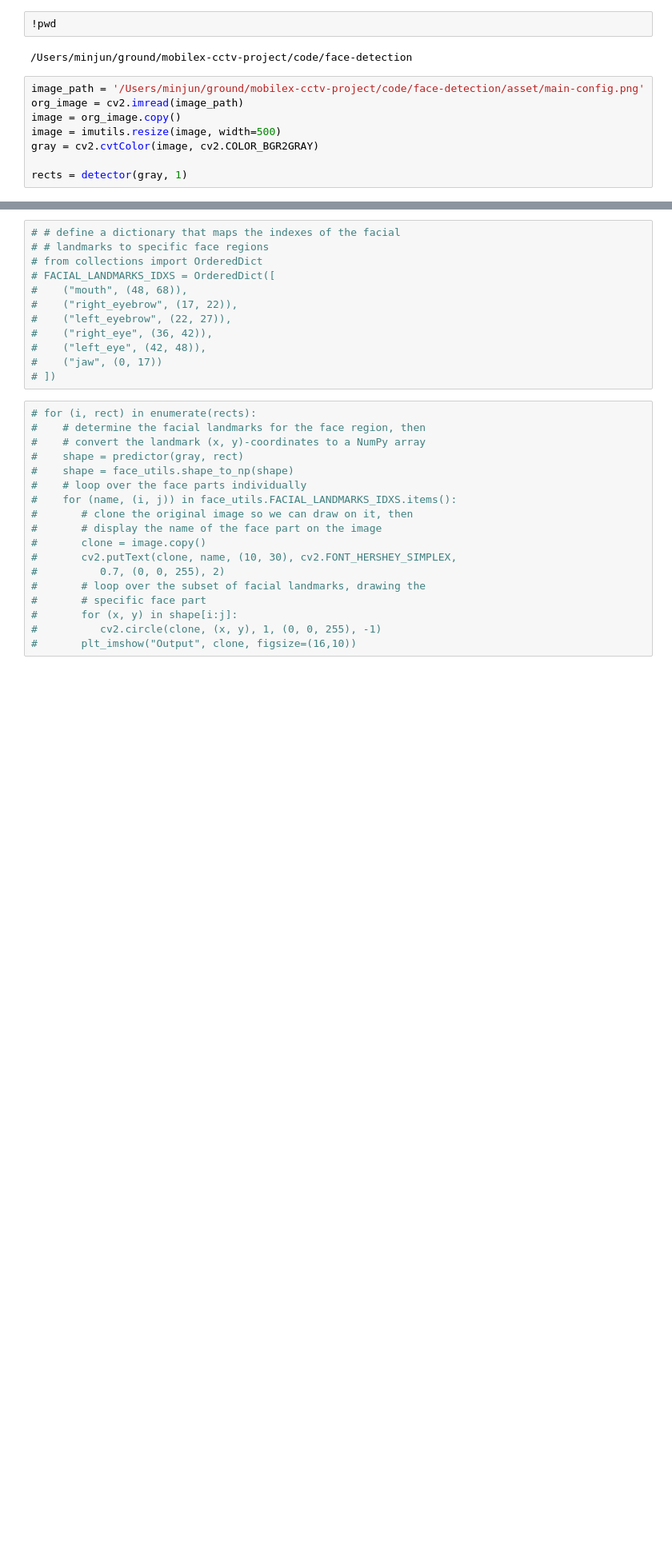
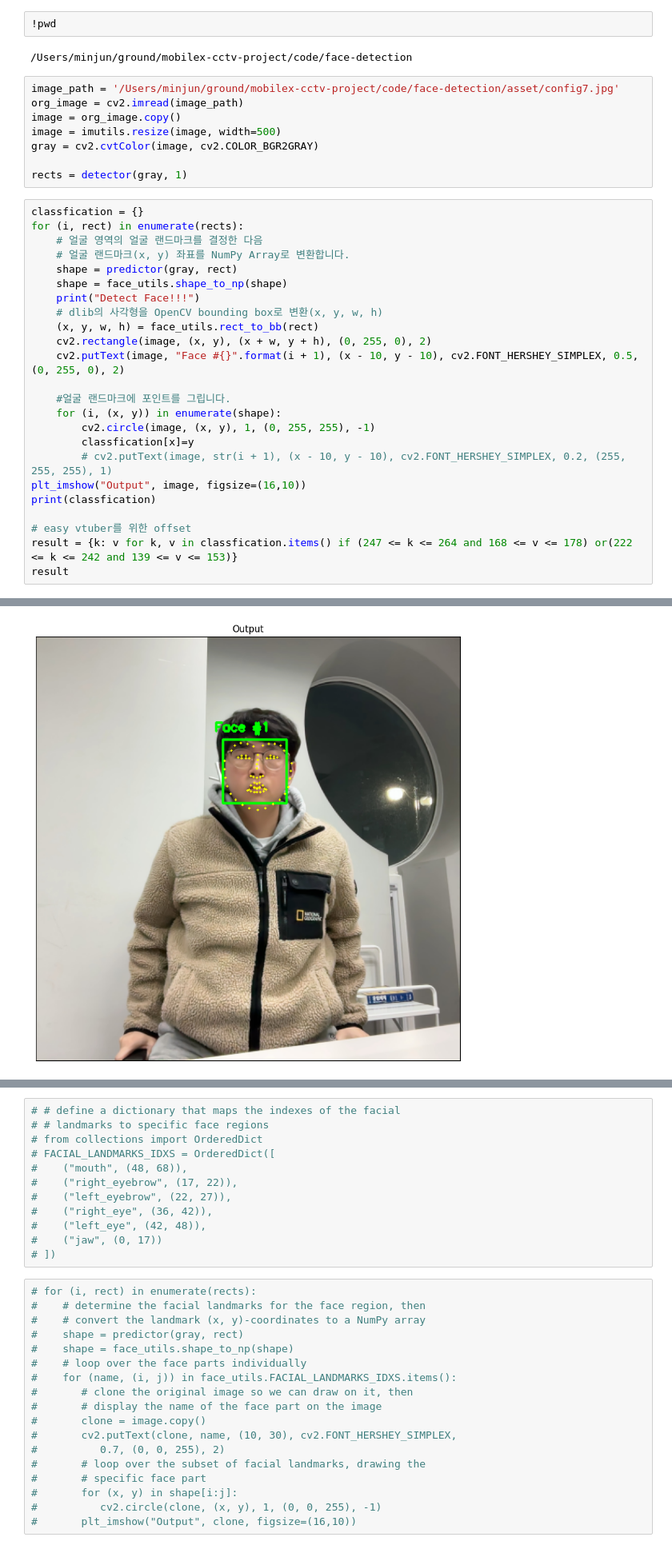
Before and after one commit to minjunj/MoblieX-Station-contents-cctv_sd, a Jupyter notebook: code/face-detection/Untitled.ipynb, the cells around one changed output, grey strips where cells are left out. Shown at 80% size. Saved outputs shown, nothing was run; the diff lists cells and outputs as text; blank space fills up the shorter version.

Commit message:
face-detection-result

```diff
--- a/code/face-detection/Untitled.ipynb
+++ b/code/face-detection/Untitled.ipynb
@@ -54,10 +54,35 @@ predictor = face_recognition.api.pose_predictor_68_point
 # %% [output]
 /Users/minjun/ground/mobilex-cctv-project/code/face-detection
 # %%
-image_path = '/Users/minjun/ground/mobilex-cctv-project/code/face-detection/asset/main-config.png'
+image_path = '/Users/minjun/ground/mobilex-cctv-project/code/face-detection/asset/config7.jpg'
 org_image = cv2.imread(image_path)
 image = org_image.copy()
 image = imutils.resize(image, width=500)
 gray = cv2.cvtColor(image, cv2.COLOR_BGR2GRAY)
 
 rects = detector(gray, 1)
+# %%
+classfication = {}
+for (i, rect) in enumerate(rects):
+    # 얼굴 영역의 얼굴 랜드마크를 결정한 다음
+    # 얼굴 랜드마크(x, y) 좌표를 NumPy Array로 변환합니다.
+    shape = predictor(gray, rect)
+    shape = face_utils.shape_to_np(shape)
+    print("Detect Face!!!")
+    # dlib의 사각형을 OpenCV bounding box로 변환(x, y, w, h)
+    (x, y, w, h) = face_utils.rect_to_bb(rect)
+    cv2.rectangle(image, (x, y), (x + w, y + h), (0, 255, 0), 2)
+    cv2.putText(image, "Face #{}".format(i + 1), (x - 10, y - 10), cv2.FONT_HERSHEY_SIMPLEX, 0.5, (0, 255, 0), 2)
+
+    #얼굴 랜드마크에 포인트를 그립니다.
+    for (i, (x, y)) in enumerate(shape):
+        cv2.circle(image, (x, y), 1, (0, 255, 255), -1)
+        classfication[x]=y
+        # cv2.putText(image, str(i + 1), (x - 10, y - 10), cv2.FONT_HERSHEY_SIMPLEX, 0.2, (255, 255, 255), 1)
+plt_imshow("Output", image, figsize=(16,10))
+print(classfication)
+
+# easy vtuber를 위한 offset
+result = {k: v for k, v in classfication.items() if (247 <= k <= 264 and 168 <= v <= 178) or(222 <= k <= 242 and 139 <= v <= 153)}
+result
+# %% [output]
@@ -63,0 +90 @@ rects = detector(gray, 1)
+[figure, new version]
```
Also changed, not shown: parts of 3 cells of this notebook, 14 other files.
